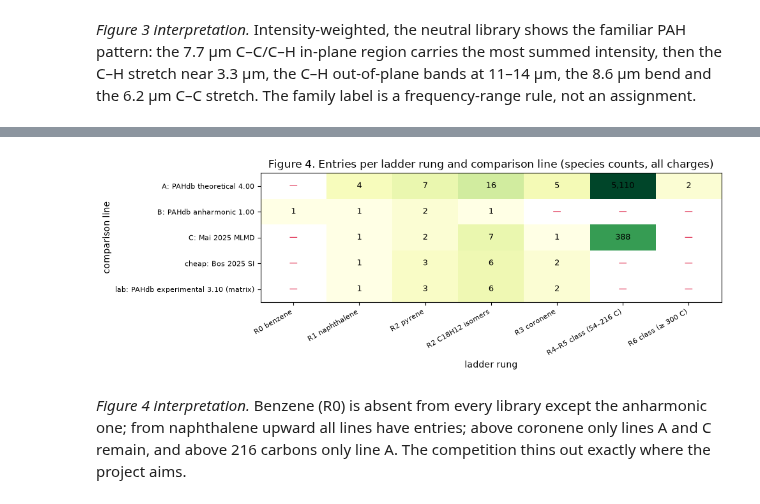
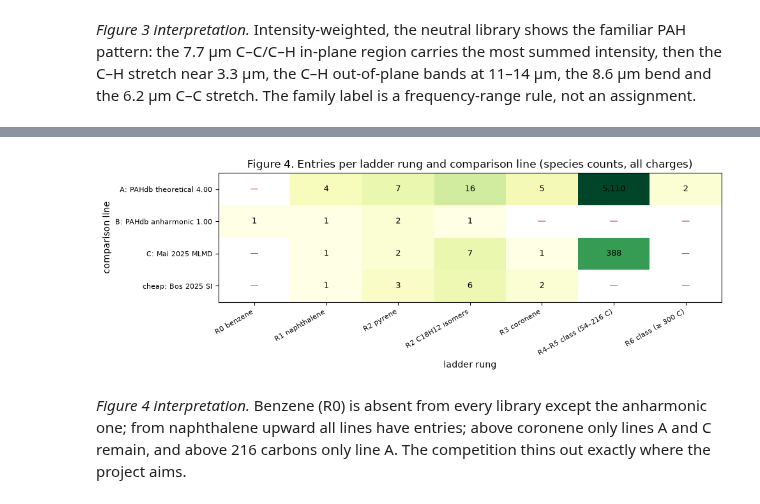
Before and after one commit to thebreadishard/udacity-capstone-plan, a Jupyter notebook: plans/05_delta-probed-ir-pipeline/modules/02_opponent_atlas/notebook/data_workflow.ipynb, the cells around one changed output, grey strips where cells are left out. Saved outputs shown, nothing was run; the diff lists cells and outputs as text; code cells hidden in the pictures.

```diff
--- a/plans/05_delta-probed-ir-pipeline/modules/02_opponent_atlas/notebook/data_workflow.ipynb
+++ b/plans/05_delta-probed-ir-pipeline/modules/02_opponent_atlas/notebook/data_workflow.ipynb
@@ -239,7 +238,7 @@ Name: summed_intensity_km_mol, dtype: float64
 # %% [markdown]
 *Figure 3 interpretation.* Intensity-weighted, the neutral library shows the familiar PAH pattern: the 7.7 µm C–C/C–H in-plane region carries the most summed intensity, then the C–H stretch near 3.3 µm, the C–H out-of-plane bands at 11–14 µm, the 8.6 µm bend and the 6.2 µm C–C stretch. The family label is a frequency-range rule, not an assignment.
 # %%
-lines = {"A: PAHdb theoretical 4.00": sp, "B: PAHdb anharmonic 1.00": an_sp, "C: Mai 2025 MLMD": lc_sp, "cheap: Bos 2025 SI": cheap_sp, "lab: PAHdb experimental 3.10 (matrix)": ex_sp}
+lines = {"A: PAHdb theoretical 4.00": sp, "B: PAHdb anharmonic 1.00": an_sp, "C: Mai 2025 MLMD": lc_sp, "cheap: Bos 2025 SI": cheap_sp}
 cov = pd.DataFrame({name: coverage_summary(df) for name, df in lines.items()}).T
 print(cov)
 fig, ax = plt.subplots(figsize=(10, 3.6))
@@ -260,4 +258,4 @@ lab: PAHdb experimental 3.10 (matrix)           0               1          3
-[figure, old version]
+[figure, new version]
 # %% [markdown]
 *Figure 4 interpretation.* Benzene (R0) is absent from every library except the anharmonic one; from naphthalene upward all lines have entries; above coronene only lines A and C remain, and above 216 carbons only line A. The competition thins out exactly where the project aims.
 # %%
```
Also changed, not shown: parts of 2 cells of this notebook, 6 other files.
